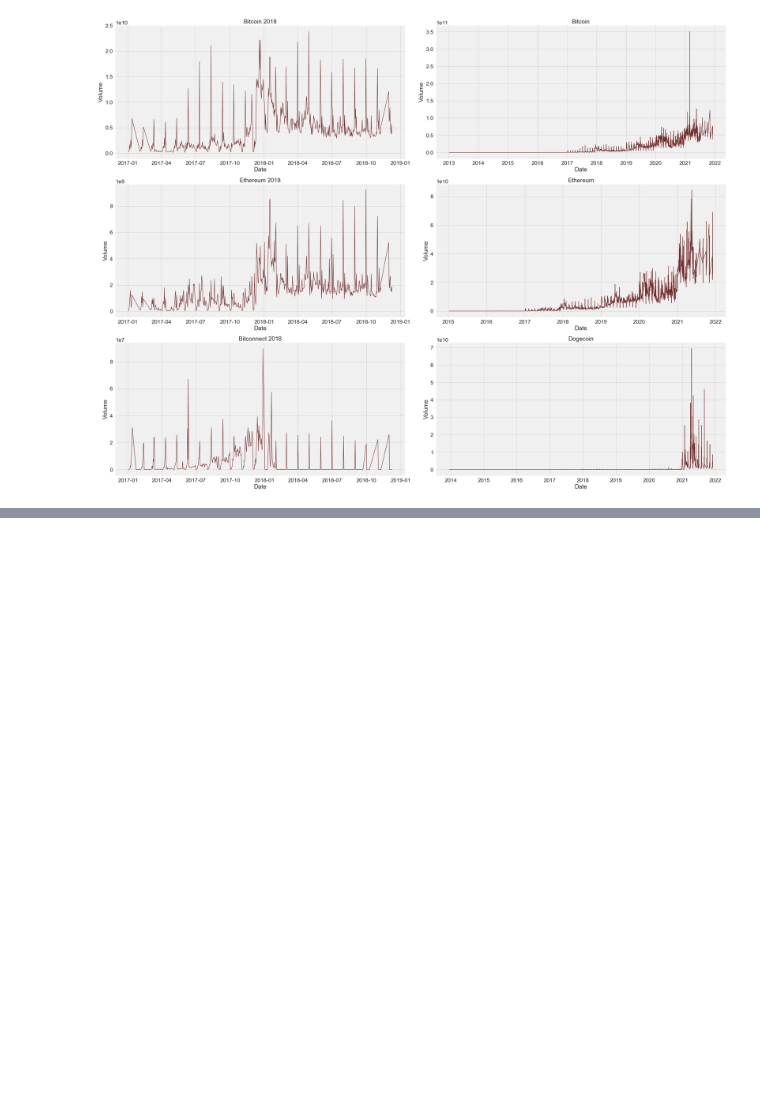
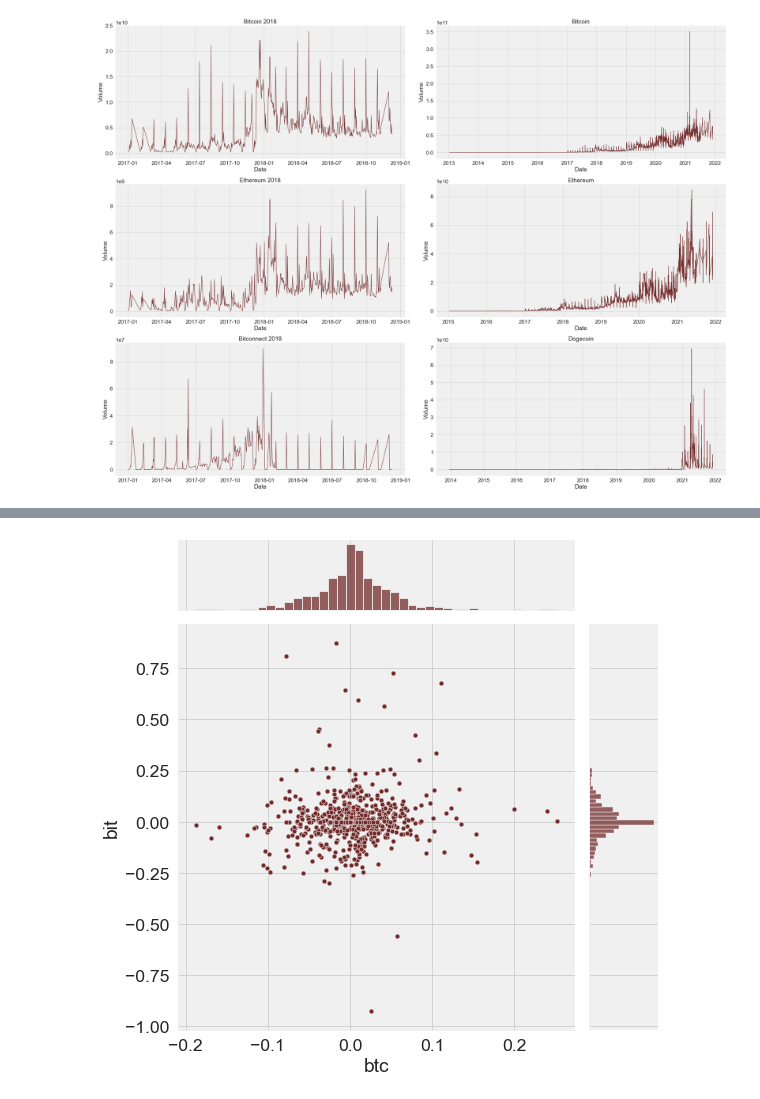
Before and after one commit to AkashKumarSingh11032001/IBM-Artificial-Intelligence-and-Machine-Learning-By-IBM-Watson, a Jupyter notebook: Final Projects 1 - CryptoCurrency Analysis/CryptoCurrency .ipynb, the cells around one changed output, grey strips where cells are left out. Saved outputs shown, nothing was run; the diff lists cells and outputs as text; code cells hidden in the pictures; blank space fills up the shorter version.

```diff
--- a/Final Projects 1 - CryptoCurrency Analysis/CryptoCurrency .ipynb
+++ b/Final Projects 1 - CryptoCurrency Analysis/CryptoCurrency .ipynb
@@ -271,0 +299,7 @@ for i, var in enumerate(crypto):
+# %%
+closeDf18=pd.DataFrame()
+closeDf18['btc']=btc18['Close']
+closeDf18['eth']=eth18['Close']
+closeDf18['bit']=bit18['Close']
+returns18 = closeDf18.pct_change()
+returns18.head()
@@ -271,0 +331,5 @@ for i, var in enumerate(crypto):
+# %%
+sns.jointplot(data=returns18, x='btc', y="bit", kind='scatter',color='#732C2C',height=8)
+plt.show()
+# %% [output]
+[figure, added]
```
Also changed, not shown: parts of 8 cells of this notebook.
